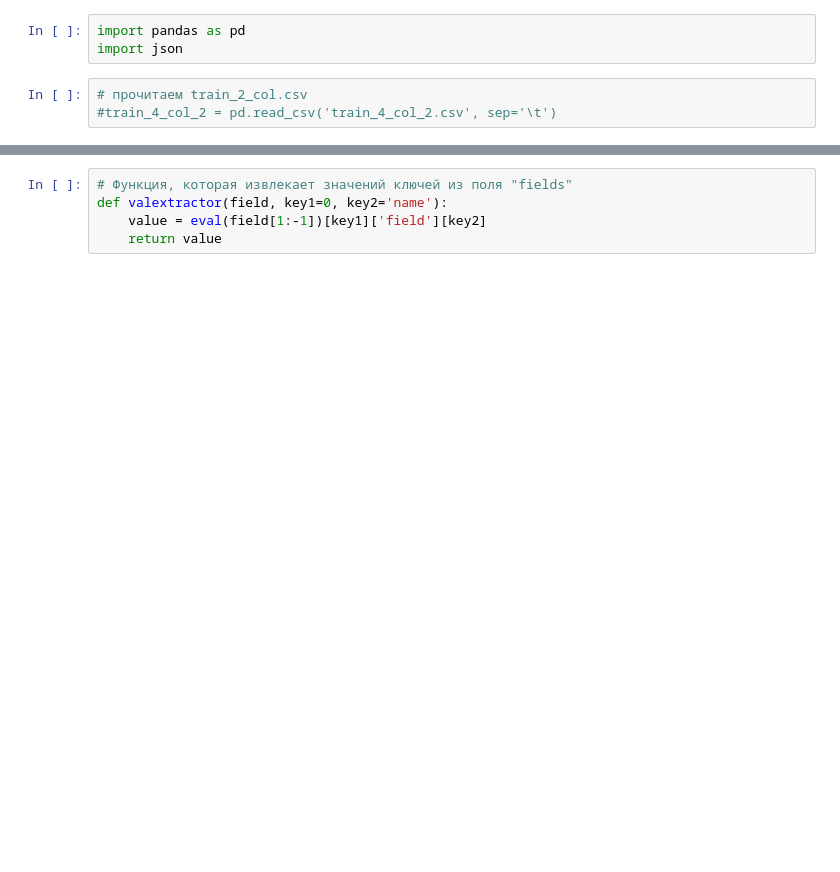
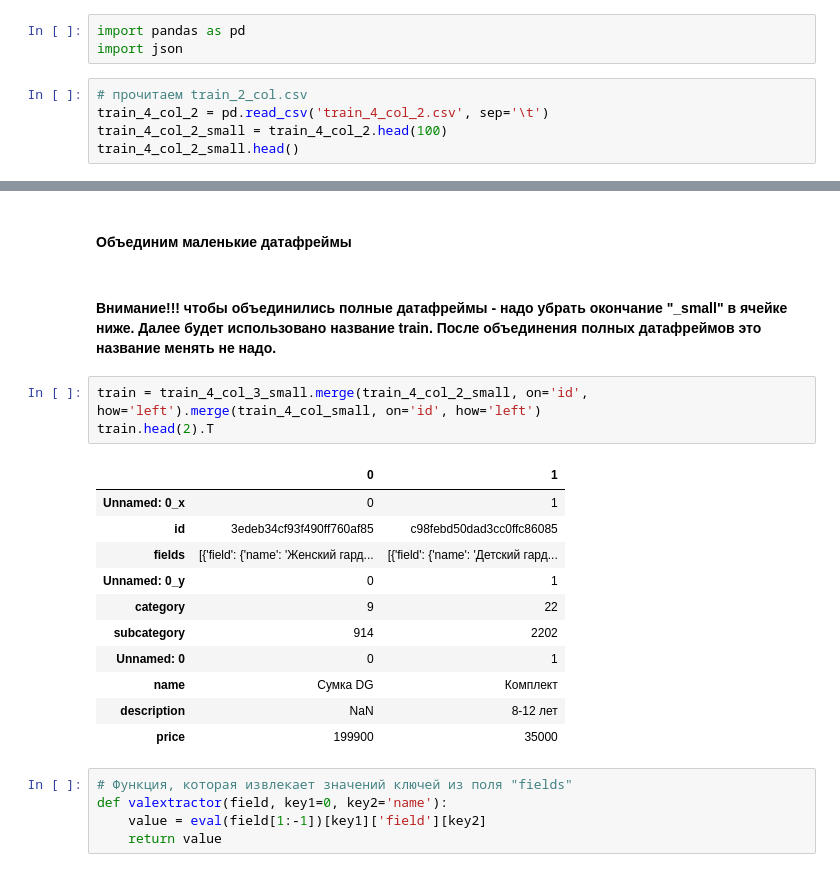
Before and after one commit to alstalm/sfml, a Jupyter notebook: hw-12/ML - Hackaton.ipynb, the cells around one changed output, grey strips where cells are left out. Saved outputs shown, nothing was run; the diff lists cells and outputs as text; blank space fills up the shorter version.

```diff
--- a/hw-12/ML - Hackaton.ipynb
+++ b/hw-12/ML - Hackaton.ipynb
@@ -3,4 +3,6 @@ import pandas as pd
 import json
 # %%
 # прочитаем train_2_col.csv
-#train_4_col_2 = pd.read_csv('train_4_col_2.csv', sep='\t')
+train_4_col_2 = pd.read_csv('train_4_col_2.csv', sep='\t')
+train_4_col_2_small = train_4_col_2.head(100)
+train_4_col_2_small.head()
@@ -25,3 +40,22 @@ train_4_col_3_small.head()
+# %% [markdown]
+#### Объединим маленькие датафреймы
+# %% [markdown]
+#### Внимание!!! чтобы объединились полные датафреймы - надо убрать окончание "_small" в ячейке ниже. Далее будет использовано название train. После объединения полных датафреймов это название менять не надо.
+# %%
+train = train_4_col_3_small.merge(train_4_col_2_small, on='id', how='left').merge(train_4_col_small, on='id', how='left')
+train.head(2).T
+# %% [output]
+|  | 0 | 1 |
+| Unnamed: 0_x | 0 | 1 |
+| id | 3edeb34cf93f490ff760af85 | c98febd50dad3cc0ffc86085 |
+| fields | [{'field': {'name': 'Женский гард... | [{'field': {'name': 'Детский гард... |
+| Unnamed: 0_y | 0 | 1 |
+| category | 9 | 22 |
+| subcategory | 914 | 2202 |
+| Unnamed: 0 | 0 | 1 |
+| name | Сумка DG | Комплект |
+| description | NaN | 8-12 лет |
+| price | 199900 | 35000 |
 # %%
 # Функция, которая извлекает значений ключей из поля "fields"
 def valextractor(field, key1=0, key2='name'):
```
Also changed, not shown: parts of 14 cells of this notebook, 1 other file.
